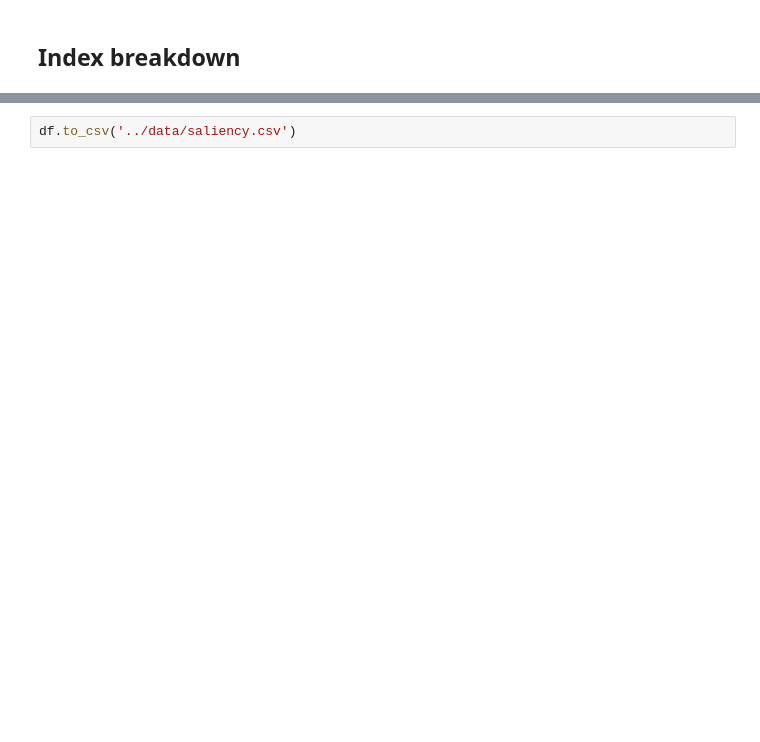
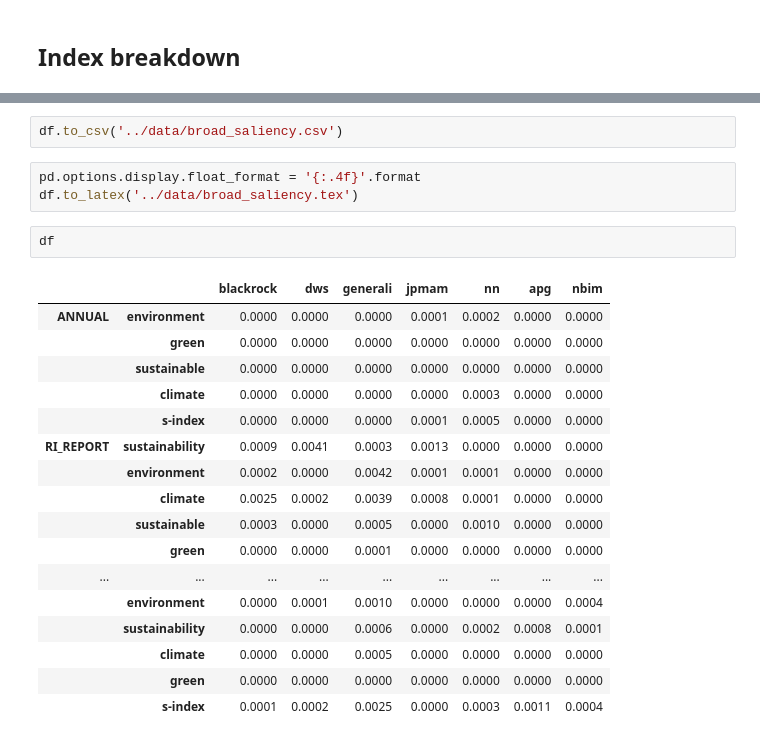
Before and after one commit to NoFishLikeIan/nlp-financial-env, a Jupyter notebook: saliency/saliency.ipynb, the cells around one changed output, grey strips where cells are left out. Cells and saved outputs as stored; diff of their text form; blank space fills up the shorter version.

```diff
--- a/saliency/saliency.ipynb
+++ b/saliency/saliency.ipynb
@@ -211,2 +247,25 @@ fig.show()
 # %%
-df.to_csv('../data/saliency.csv')
+df.to_csv('../data/broad_saliency.csv')
+# %%
+pd.options.display.float_format = '{:.4f}'.format
+df.to_latex('../data/broad_saliency.tex')
+# %%
+df
+# %% [output]
+|  |  | blackrock | dws | generali | jpmam | nn | apg | nbim |
+| ANNUAL | environment | 0.0000 | 0.0000 | 0.0000 | 0.0001 | 0.0002 | 0.0000 | 0.0000 |
+|  | green | 0.0000 | 0.0000 | 0.0000 | 0.0000 | 0.0000 | 0.0000 | 0.0000 |
+|  | sustainable | 0.0000 | 0.0000 | 0.0000 | 0.0000 | 0.0000 | 0.0000 | 0.0000 |
+|  | climate | 0.0000 | 0.0000 | 0.0000 | 0.0000 | 0.0003 | 0.0000 | 0.0000 |
+|  | s-index | 0.0000 | 0.0000 | 0.0000 | 0.0001 | 0.0005 | 0.0000 | 0.0000 |
+| RI_REPORT | sustainability | 0.0009 | 0.0041 | 0.0003 | 0.0013 | 0.0000 | 0.0000 | 0.0000 |
+|  | environment | 0.0002 | 0.0000 | 0.0042 | 0.0001 | 0.0001 | 0.0000 | 0.0000 |
+|  | climate | 0.0025 | 0.0002 | 0.0039 | 0.0008 | 0.0001 | 0.0000 | 0.0000 |
+|  | sustainable | 0.0003 | 0.0000 | 0.0005 | 0.0000 | 0.0010 | 0.0000 | 0.0000 |
+|  | green | 0.0000 | 0.0000 | 0.0001 | 0.0000 | 0.0000 | 0.0000 | 0.0000 |
+| ... | ... | ... | ... | ... | ... | ... | ... | ... |
+|  | environment | 0.0000 | 0.0001 | 0.0010 | 0.0000 | 0.0000 | 0.0000 | 0.0004 |
+|  | sustainability | 0.0000 | 0.0000 | 0.0006 | 0.0000 | 0.0002 | 0.0008 | 0.0001 |
+|  | climate | 0.0000 | 0.0000 | 0.0005 | 0.0000 | 0.0000 | 0.0000 | 0.0000 |
+|  | green | 0.0000 | 0.0000 | 0.0000 | 0.0000 | 0.0000 | 0.0000 | 0.0000 |
+|  | s-index | 0.0001 | 0.0002 | 0.0025 | 0.0000 | 0.0003 | 0.0011 | 0.0004 |
```
Also changed, not shown: parts of 10 cells of this notebook, 5 other files.
